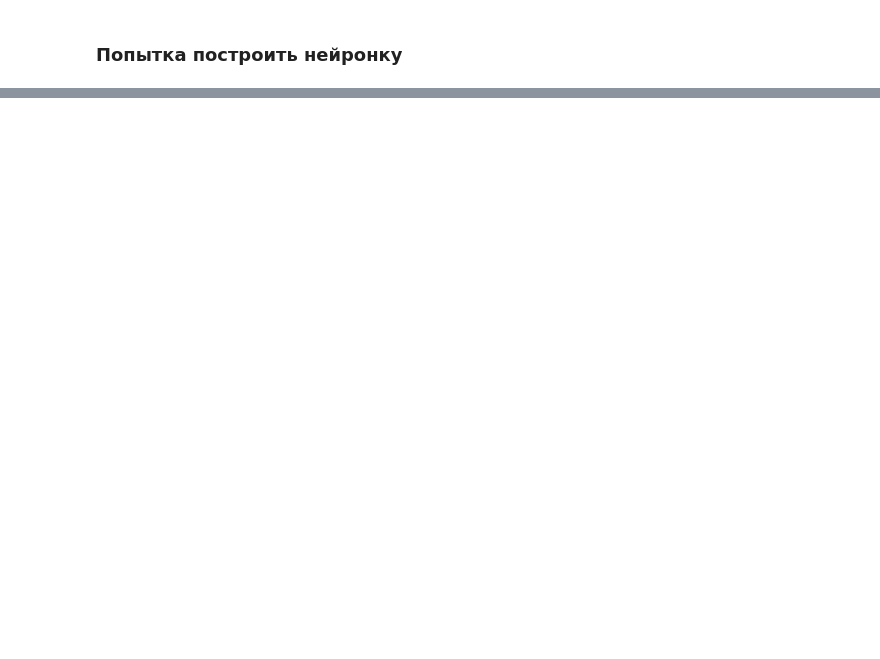
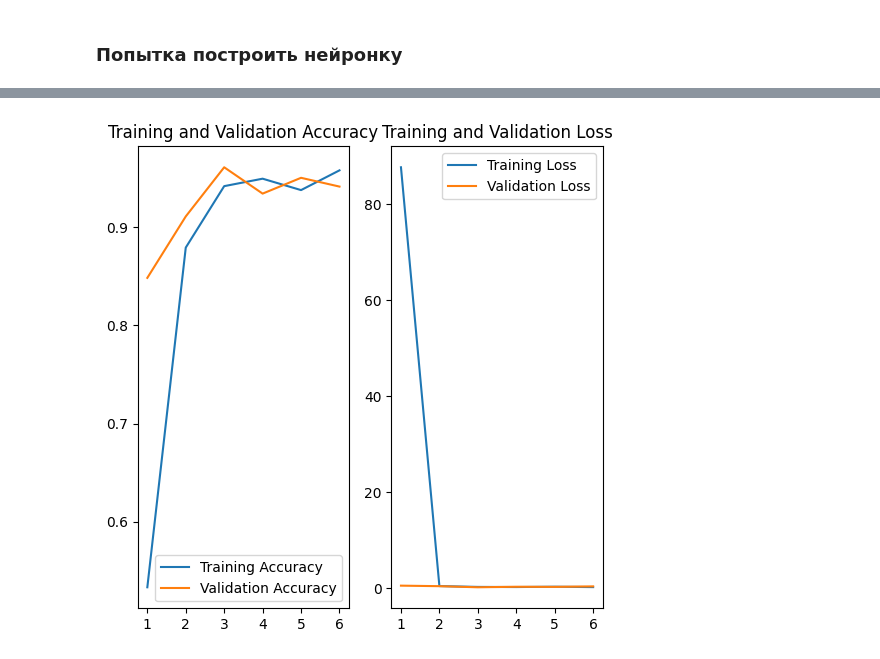
Before and after one commit to egrsid/ml_experiments, a Jupyter notebook: DAILY_WORK/project_audio/project_code.ipynb, the cells around one changed output, grey strips where cells are left out. Saved outputs shown, nothing was run; the diff lists cells and outputs as text; code cells hidden in the pictures; blank space fills up the shorter version.

```diff
--- a/DAILY_WORK/project_audio/project_code.ipynb
+++ b/DAILY_WORK/project_audio/project_code.ipynb
@@ -209,5 +272,5 @@ test_set = validation_set.skip(validation_set.cardinality() // 2)
 # %%
-input_shape = next(iter(train_set))[0][0].shape
+input_shape = next(iter(training_set))[0][0].shape
 print("Input shape:", input_shape)
 num_labels = len(label_names)
 # %% [output]
@@ -220,13 +283,13 @@ model = tf.keras.Sequential([
         tf.keras.layers.Normalization(),
 
         tf.keras.layers.Conv2D(64, 3, activation='relu'),
-        tf.keras.layers.Conv2D(128, 3, activation='relu'),
+        # tf.keras.layers.Conv2D(128, 3, activation='relu'),
         tf.keras.layers.MaxPooling2D(),
         tf.keras.layers.Dropout(0.5),
         tf.keras.layers.Flatten(),
 
-        tf.keras.layers.Dense(256, activation='relu'),
-        tf.keras.layers.Dropout(0.5),
+        # tf.keras.layers.Dense(256, activation='relu'),
+        # tf.keras.layers.Dropout(0.5),
 
         tf.keras.layers.Dense(num_labels, activation='softmax')
 ])
@@ -247,8 +310,8 @@ patience = 3
 callbacks = [keras.callbacks.EarlyStopping(monitor=monitor, min_delta=min_delta, patience=patience, verbose=verbose)]
 # %%
 history = model.fit(
-    train_set,
-    validation_data=val_set,
+    training_set,
+    validation_data=validation_set,
     epochs=epochs,
     callbacks=callbacks
 )
@@ -260,0 +332,30 @@ Header mismatch: Expected RIFF but found FORM
+# %%
+def training_analyze(epochs: int, acc, loss, val_acc=None, val_loss=None,
+                     figsize=(6, 6), fontsize=12):
+    """Анализ результата тренировки"""
+    epochs_range = range(1, epochs+1)
+
+    plt.figure(figsize=figsize)
+
+    plt.subplot(1, 2, 1)
+    plt.plot(epochs_range, acc, label='Training Accuracy')
+    if val_acc: plt.plot(epochs_range, val_acc, label='Validation Accuracy')
+    plt.xticks(epochs_range)
+    plt.legend(loc='lower right')
+    plt.title('Training and Validation Accuracy', fontsize=fontsize)
+
+    plt.subplot(1, 2, 2)
+    plt.plot(epochs_range, loss, label='Training Loss')
+    if val_loss: plt.plot(epochs_range, val_loss, label='Validation Loss')
+    plt.xticks(epochs_range)
+    plt.legend(loc='upper right')
+    plt.title('Training and Validation Loss', fontsize=fontsize)
+
+    plt.show()
+# %%
+acc, val_acc = history.history['accuracy'], history.history['val_accuracy']
+loss, val_loss = history.history['loss'], history.history['val_loss']
+
+training_analyze(6, acc, loss, val_acc, val_loss)
+# %% [output]
+[figure, added]
```
Also changed, not shown: parts of 23 cells of this notebook, 1 other file.
